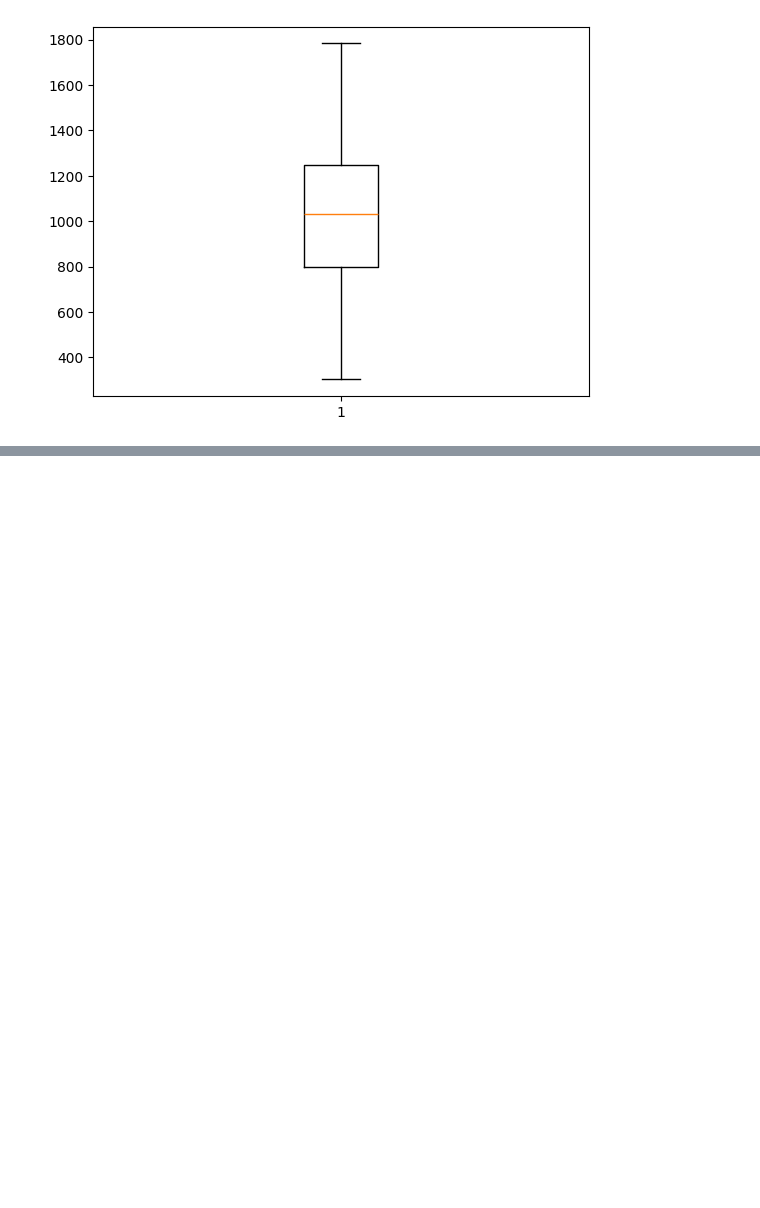
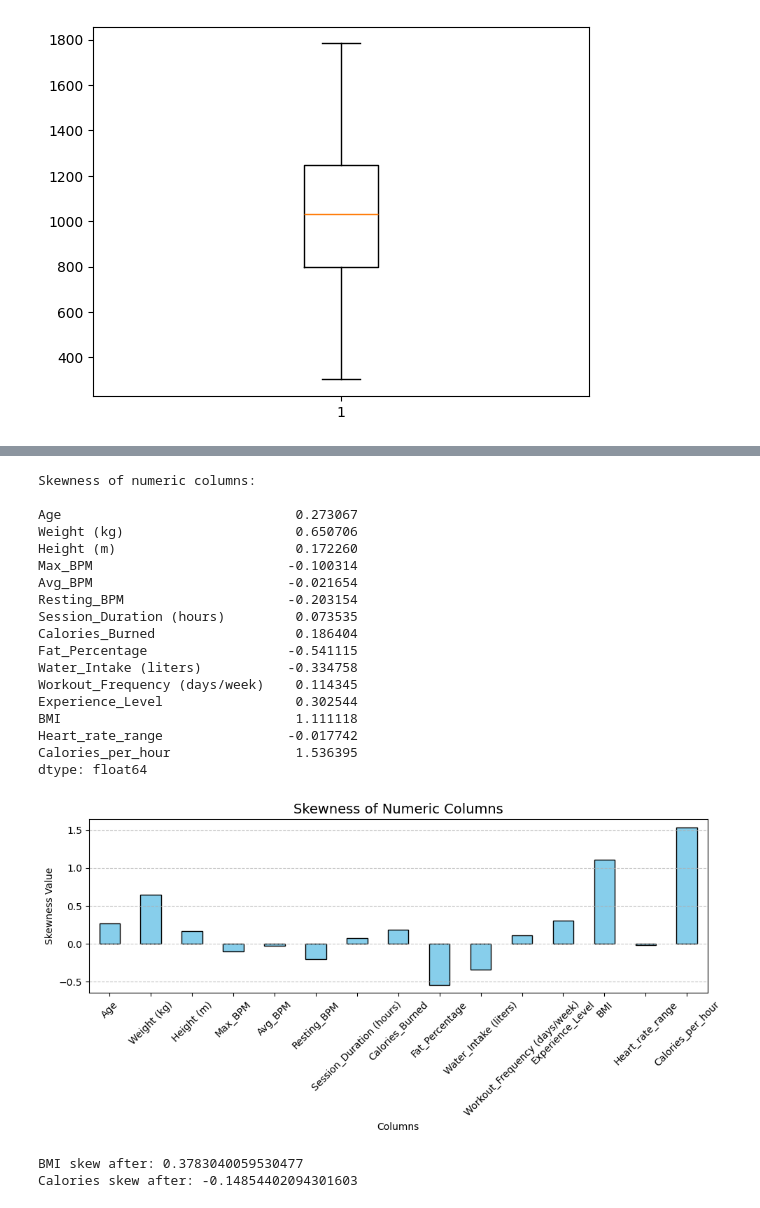
Before and after one commit to Vetriagilan/fitness, a Jupyter notebook: fitness.ipynb, the cells around one changed output, grey strips where cells are left out. Cells and saved outputs as stored; diff of their text form; code cells hidden in the pictures; blank space fills up the shorter version.

```diff
--- a/fitness.ipynb
+++ b/fitness.ipynb
@@ -363,0 +411,36 @@ plt.show()
+# %%
+
+numeric_df = df.select_dtypes(include=["number"])
+skew_values = numeric_df.skew()
+print("Skewness of numeric columns:\n")
+print(skew_values)
+
+plt.figure(figsize=(10,5))
+skew_values.plot(kind='bar', color='skyblue', edgecolor='black')
+plt.title('Skewness of Numeric Columns', fontsize=14)
+plt.xlabel('Columns')
+plt.ylabel('Skewness Value')
+plt.xticks(rotation=45)
+plt.grid(axis='y', linestyle='--', alpha=0.7)
+plt.tight_layout()
+plt.show()
+# %% [output]
+Skewness of numeric columns:
+
+Age                              0.273067
+Weight (kg)                      0.650706
+Height (m)                       0.172260
+Max_BPM                         -0.100314
+Avg_BPM                         -0.021654
+Resting_BPM                     -0.203154
+Session_Duration (hours)         0.073535
+Calories_Burned                  0.186404
+Fat_Percentage                  -0.541115
+Water_Intake (liters)           -0.334758
+Workout_Frequency (days/week)    0.114345
+Experience_Level                 0.302544
+BMI                              1.111118
+Heart_rate_range                -0.017742
+Calories_per_hour                1.536395
+dtype: float64
+[figure, added]
@@ -363,0 +452,6 @@ plt.show()
+# %%
+print("BMI skew after:", df['BMI_log'].skew())
+print("Calories skew after:", df['Calories_log'].skew())
+# %% [output]
+BMI skew after: 0.3783040059530477
+Calories skew after: -0.14854402094301603
```
Also changed, not shown: parts of 7 cells of this notebook.
